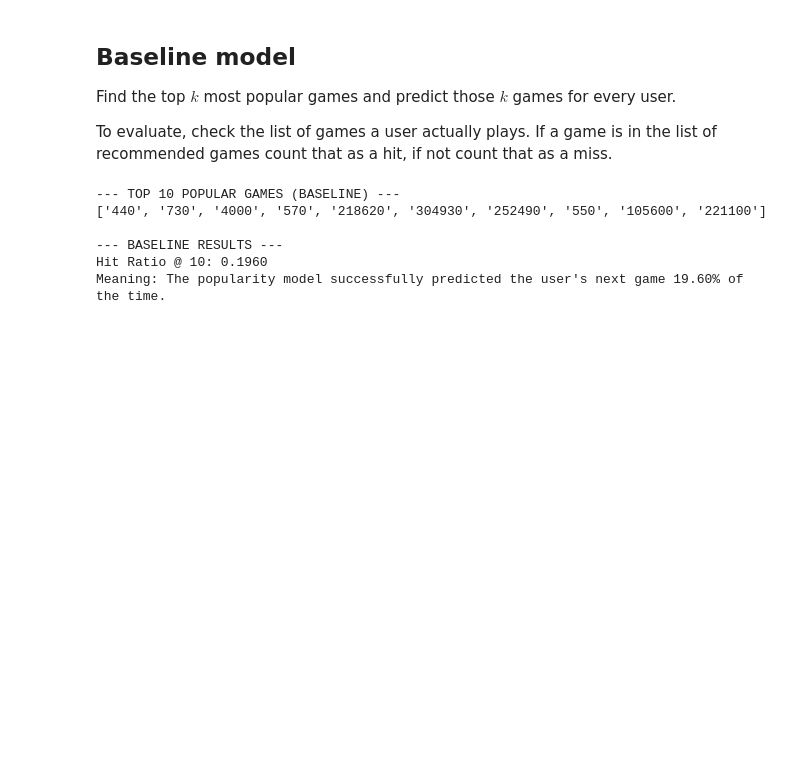
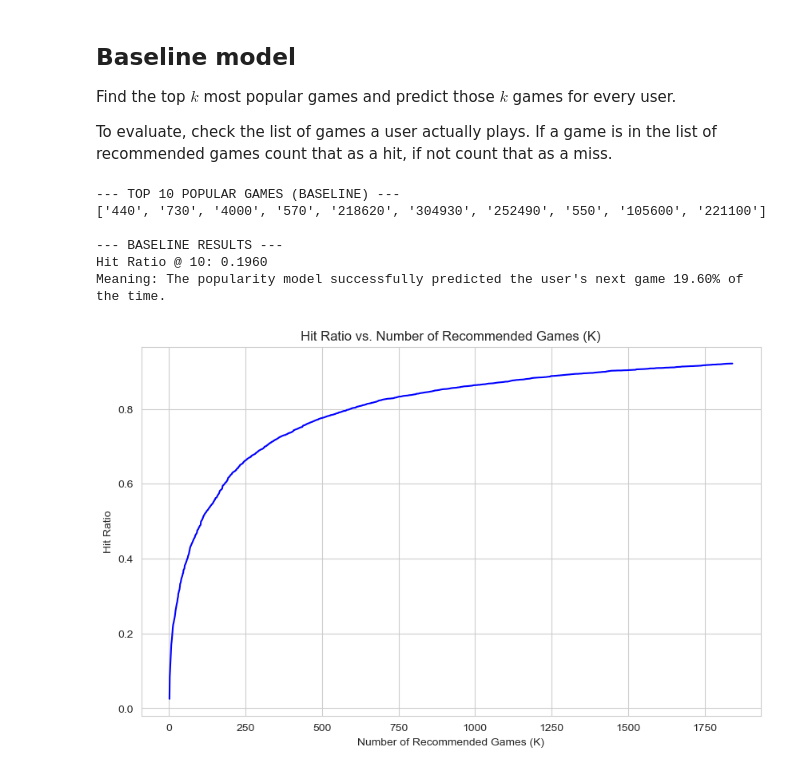
Before and after one commit to SirJishesALot/CSE-258-Steam-Review-Project, a Jupyter notebook: assignment2.ipynb, the cells around one changed output. Drawn from its saved outputs; the diff is of its cells as text; code cells hidden in the pictures; blank space fills up the shorter version.

```diff
--- a/assignment2.ipynb
+++ b/assignment2.ipynb
@@ -197,3 +198,19 @@ print(f"Meaning: The popularity model successfully predicted the user's next gam
 --- BASELINE RESULTS ---
 Hit Ratio @ 10: 0.1960
 Meaning: The popularity model successfully predicted the user's next game 19.60% of the time.
+# %%
+limit = 3682 // 2  # Half the number of unique items
+popularity_scores = np.zeros(limit)
+for k in range(1, limit + 1):
+	top_k_games = get_top_k_popular(train_df, k = k)
+	popularity_scores[k-1] = evaluate_hit_ratio(test_df, top_k_games)
+
+plt.figure(figsize=(10, 6))
+plt.plot(range(1, limit + 1), popularity_scores, color='blue')
+plt.title("Hit Ratio vs. Number of Recommended Games (K)")
+plt.xlabel("Number of Recommended Games (K)")
+plt.ylabel("Hit Ratio")
+plt.grid(True)
+plt.show()
+# %% [output]
+[figure, added]
```
Also changed, not shown: parts of 1 cell of this notebook.
